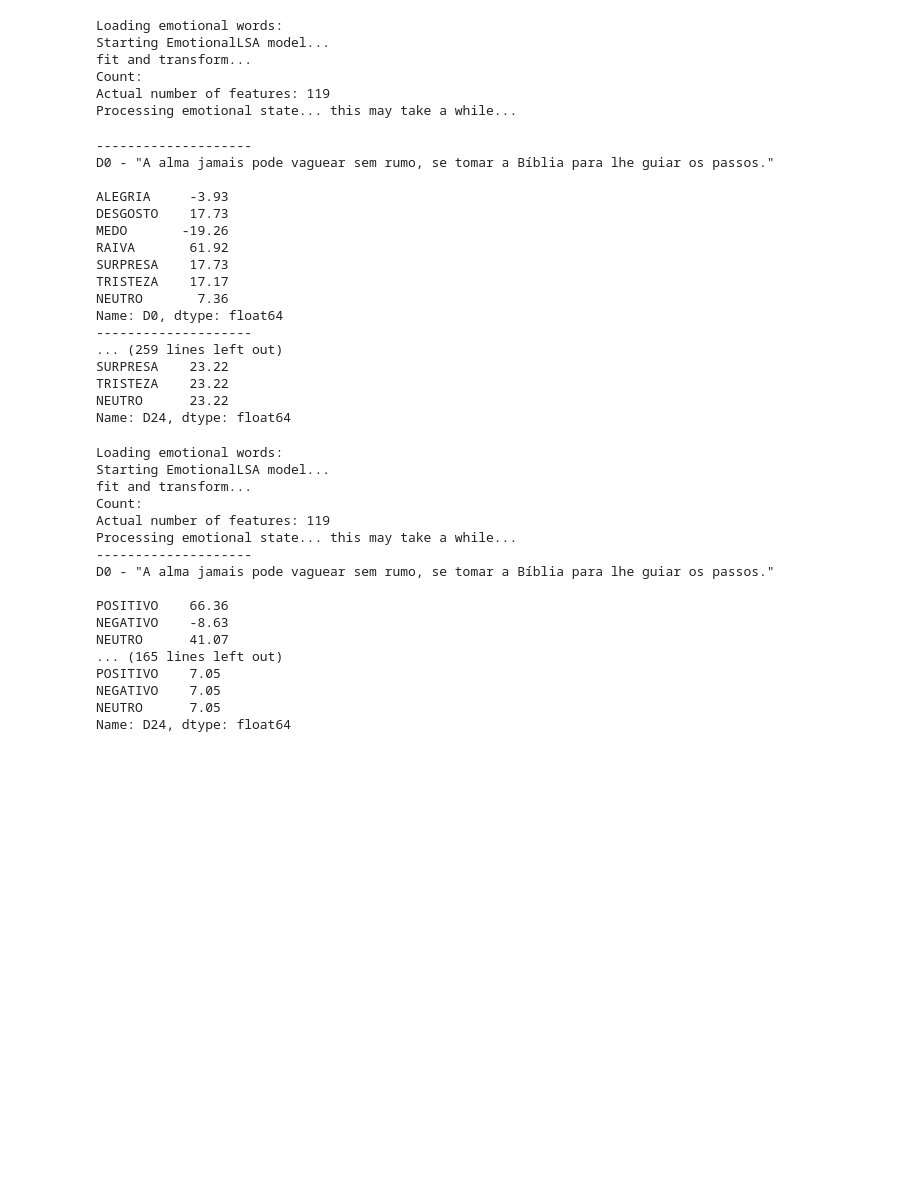
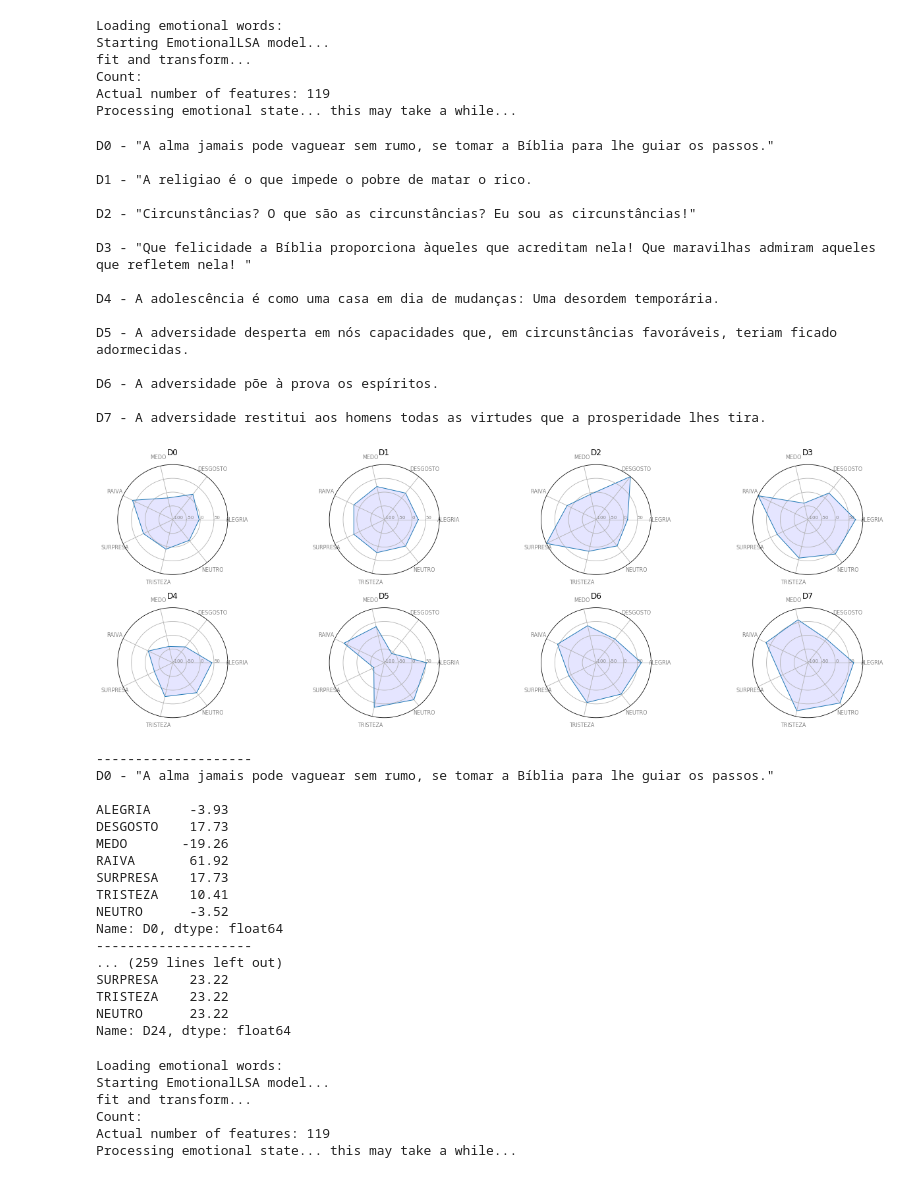
Before and after one commit to rdenadai/sentiment-analysis-2018-president-election, a Jupyter notebook: src/ai/validate.ipynb, the cells around one changed output. Drawn from its saved outputs; the diff is of its cells as text; code cells hidden in the pictures; blank space fills up the shorter version.

```diff
--- a/src/ai/validate.ipynb
+++ b/src/ai/validate.ipynb
@@ -60,5 +67,53 @@ Processing emotional state... this may take a while...
+# %%
+categories = list(df)
+N = len(categories)
+
+# What will be the angle of each axis in the plot? (we divide the plot / number of variable)
+angles = [n / float(N) * 2 * np.pi for n in range(N)]
+angles += angles[:1]
+
+plt.figure(figsize=(18, 12))
+for m in range(8):
+    idx = m + 1
+
+    values = df.loc[f'D{m}'].values
+    values = np.append(values, values[0])
+    print(f'D{m} - {original_phrases[m]}')
+    # Initialise the spider plot
+    ax = plt.subplot(4, 4, idx, polar=True)
+    # Title
+    plt.title(f'D{m}')
+    # Draw one axe per variable + add labels labels yet
+    plt.xticks(angles[:-1], categories, color='grey', size=8)
+    # Draw ylabels
+    ax.set_rlabel_position(0)
+    plt.yticks(range(-100, 100, 50), [f'{i}' for i in range(-100, 100, 50)], color="grey", size=7)
+    plt.ylim(-100, 100)
+    # Plot data
+    ax.plot(angles, values, linewidth=1, linestyle='solid')
+    # Fill area
+    ax.fill(angles, values, 'b', alpha=0.1)
+
+plt.tight_layout()
+plt.show()
+# %% [output]
+D0 - "A alma jamais pode vaguear sem rumo, se tomar a Bíblia para lhe guiar os passos."
+
+D1 - "A religiao é o que impede o pobre de matar o rico.
+
+D2 - "Circunstâncias? O que são as circunstâncias? Eu sou as circunstâncias!"
+
+D3 - "Que felicidade a Bíblia proporciona àqueles que acreditam nela! Que maravilhas admiram aqueles que refletem nela! "
+
+D4 - A adolescência é como uma casa em dia de mudanças: Uma desordem temporária.
+
+D5 - A adversidade desperta em nós capacidades que, em circunstâncias favoráveis, teriam ficado adormecidas.
+
+D6 - A adversidade põe à prova os espíritos.
+
+D7 - A adversidade restitui aos homens todas as virtudes que a prosperidade lhes tira.
+[figure, added]
 # %%
-df = pd.DataFrame(predicted[:len(original_phrases)], index=ldocs, columns=emotion_words.keys())
 for i, frase in enumerate(original_phrases):
     print('-' * 20)
     print(f'D{i} - {frase}')
@@ -72,8 +127,8 @@ DESGOSTO    17.73
 MEDO       -19.26
 RAIVA       61.92
 SURPRESA    17.73
-TRISTEZA    17.17
-NEUTRO       7.36
+TRISTEZA    10.41
+NEUTRO      -3.52
 Name: D0, dtype: float64
 --------------------
 ... (259 lines left out)
@@ -92,10 +147,6 @@ predicted = model.fit_transform(phrases, emotion_words)
 
 size = len(original_phrases)
 df = pd.DataFrame(predicted[:size], index=ldocs, columns=emotion_words.keys())
-for i, frase in enumerate(original_phrases):
-    print('-' * 20)
-    print(f'D{i} - {frase}')
-    print(df.loc[f'D{i}'])
 # %% [output]
 Loading emotional words:
 Starting EmotionalLSA model...
@@ -103,14 +154,3 @@ fit and transform...
 Count:
 Actual number of features: 119
 Processing emotional state... this may take a while...
---------------------
-D0 - "A alma jamais pode vaguear sem rumo, se tomar a Bíblia para lhe guiar os passos."
-
-POSITIVO    66.36
-NEGATIVO    -8.63
-NEUTRO      41.07
-... (165 lines left out)
-POSITIVO    7.05
-NEGATIVO    7.05
-NEUTRO      7.05
-Name: D24, dtype: float64
```
Also changed, not shown: parts of 7 cells of this notebook, 1 other file.
